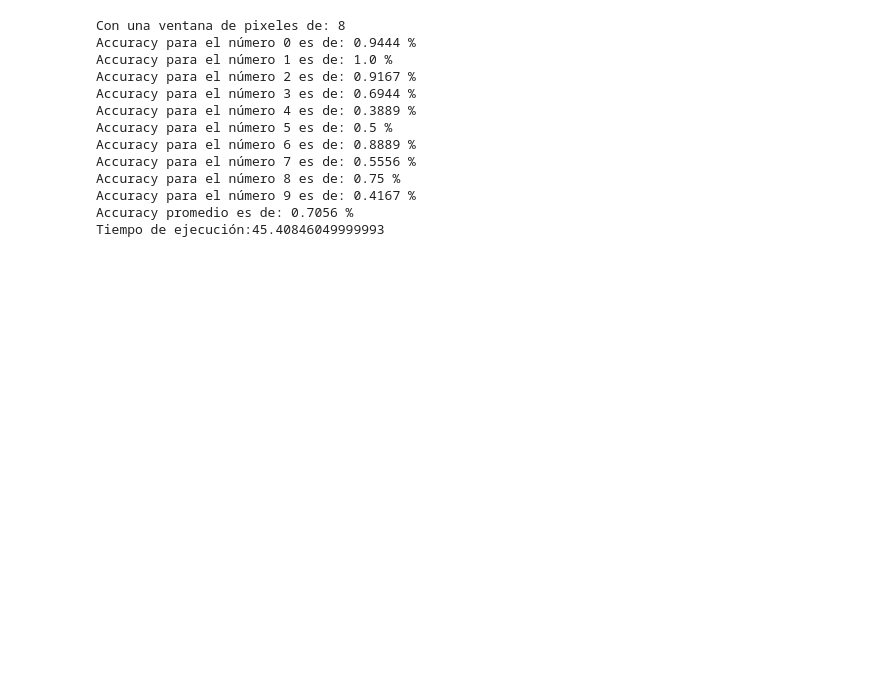
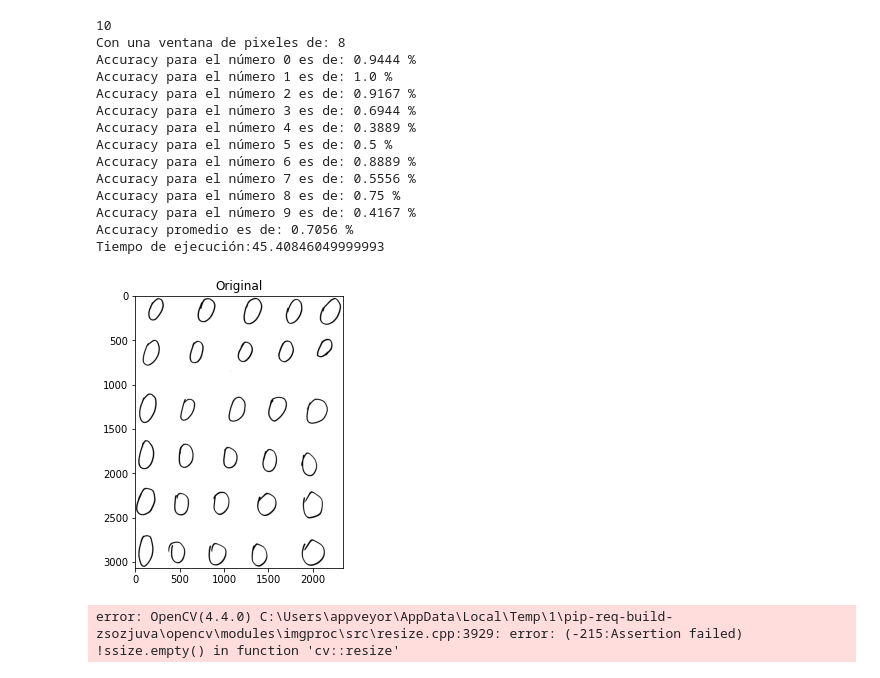
Before and after one commit to JPF3N998/IRP-II-2020, a Jupyter notebook: Proyecto 1/histogramas/histogramas.ipynb, the cells around one changed output. Saved outputs shown, nothing was run; the diff lists cells and outputs as text; code cells hidden in the pictures; blank space fills up the shorter version.

Commit message:
imagenes de otros grupos preprocesadas
Se añadieron las carpetas de los grupos 1 y 2 de las matrices que "funcionan"

```diff
--- a/Proyecto 1/histogramas/histogramas.ipynb
+++ b/Proyecto 1/histogramas/histogramas.ipynb
@@ -20,7 +20,8 @@ def snipHorizontal(img):
             bottomSnipY = bottomSnip(img, y)
 
             if(upperSnipY == -1 or bottomSnipY == -1):
-                print("Error")
+                #print("Error")
+                pass
             else:
                 crops.append((upperSnipY, bottomSnipY))
                 y = bottomSnipY
@@ -133,8 +134,8 @@ def cropNumbers(img):
 
     return dataset
 
-def writeDataset(dataset, saveFolder):
-    i = 30
+def writeDataset(dataset, saveFolder, index = 1):
+    i = index
     for image in dataset:
         cv.imwrite(saveFolder + "0" + str(i) + ".jpg", cv.resize(image, resizeDim, interpolation = cv.INTER_AREA))
         i += 1
@@ -205,7 +206,8 @@ def getHist4x4(number, pixelWindow):
     return resumedHist
 
 def readAndCropImage(img, saveFolder):
-    ret, img = cv.threshold(img, 127, 255, cv.THRESH_BINARY)#se convierte a una imagen binaria 0 | 255
+    ret, img = cv.threshold(img, 127, 255, cv.THRESH_BINARY) #se convierte a una imagen binaria 0 | 255
+    plotImage(img)
     dataset = cropNumbers(img)
     writeDataset(dataset, saveFolder)
 
@@ -357,8 +359,8 @@ if(Trainlever):
 
     jsonData = json.dumps({'prom': prom, 'var': var, 'accuracys' : acurracys, 'tiempoEjec': str(tiempo)})
 
-    with open('trained.json', 'w', encoding='utf-8') as f:
-        json.dump(jsonData, f, ensure_ascii=False, indent=4)
+    with open('trained.json', 'w', encoding = 'utf-8') as f:
+        json.dump(jsonData, f, ensure_ascii = False, indent = 4)
 #=============================================================================================================================
 #Accuracy
 
@@ -381,7 +383,7 @@ else:
     tiempo = jsonData['tiempoEjec']
 
     print("Con una ventana de pixeles de:", pixelWindowForHist)
-    for acc in acurracys:
+    for acc in accuracys:
         print(acc)
     print("Tiempo de ejecución:" + str(tiempo))
 
@@ -392,6 +394,7 @@ else:
 #    print("El numero es:", predictedNumber)
 #    plotResult(num, predictedNumber, hist, prom)
 # %% [output]
+10
 Con una ventana de pixeles de: 8
 Accuracy para el número 0 es de: 0.9444 %
 Accuracy para el número 1 es de: 1.0 %
@@ -405,3 +408,16 @@ Accuracy para el número 8 es de: 0.75 %
 Accuracy para el número 9 es de: 0.4167 %
 Accuracy promedio es de: 0.7056 %
 Tiempo de ejecución:45.40846049999993
+# %%
+cwd = os.getcwd()
+pathTrain = cwd + "/" + "pruebas"
+trainFiles = os.listdir(path = pathTrain)
+
+for imageName in trainFiles:
+    img = cv.imread("pruebas/" + imageName, 0)
+    readAndCropImage(img, "pruebas/")
+
+print("Finished")
+# %% [output]
+[figure, added]
+error: OpenCV(4.4.0) C:\Users\appveyor\AppData\Local\Temp\1\pip-req-build-zsozjuva\opencv\modules\imgproc\src\resize.cpp:3929: error: (-215:Assertion failed) !ssize.empty() in function 'cv::resize'
```
Also changed, not shown: 20 other files.
